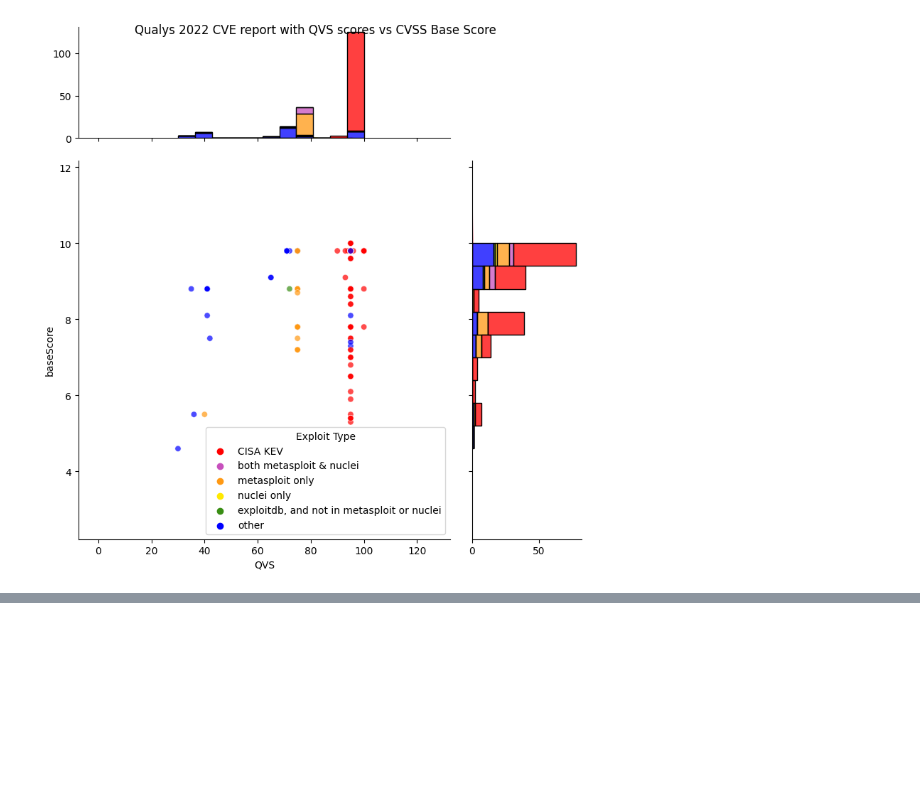
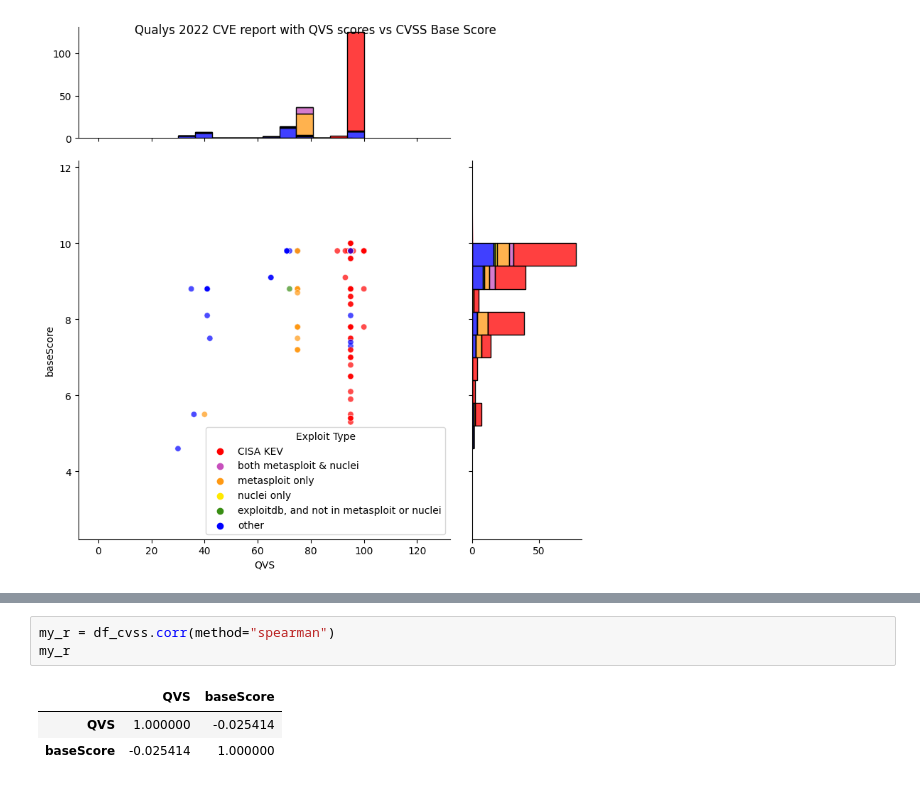
Before and after one commit to RiskBasedPrioritization/RiskBasedPrioritizationAnalysis, a Jupyter notebook: analysis/qualys.ipynb, the cells around one changed output, grey strips where cells are left out. Cells and saved outputs as stored; diff of their text form; blank space fills up the shorter version.

```diff
--- a/analysis/qualys.ipynb
+++ b/analysis/qualys.ipynb
@@ -82,0 +131,7 @@ Text(0.5, 0.98, 'Qualys 2022 CVE report with QVS scores vs CVSS Base Score')
+# %%
+my_r = df_cvss.corr(method="spearman")
+my_r
+# %% [output]
+|  | QVS | baseScore |
+| QVS | 1.000000 | -0.025414 |
+| baseScore | -0.025414 | 1.000000 |
```
Also changed, not shown: parts of 12 cells of this notebook.
